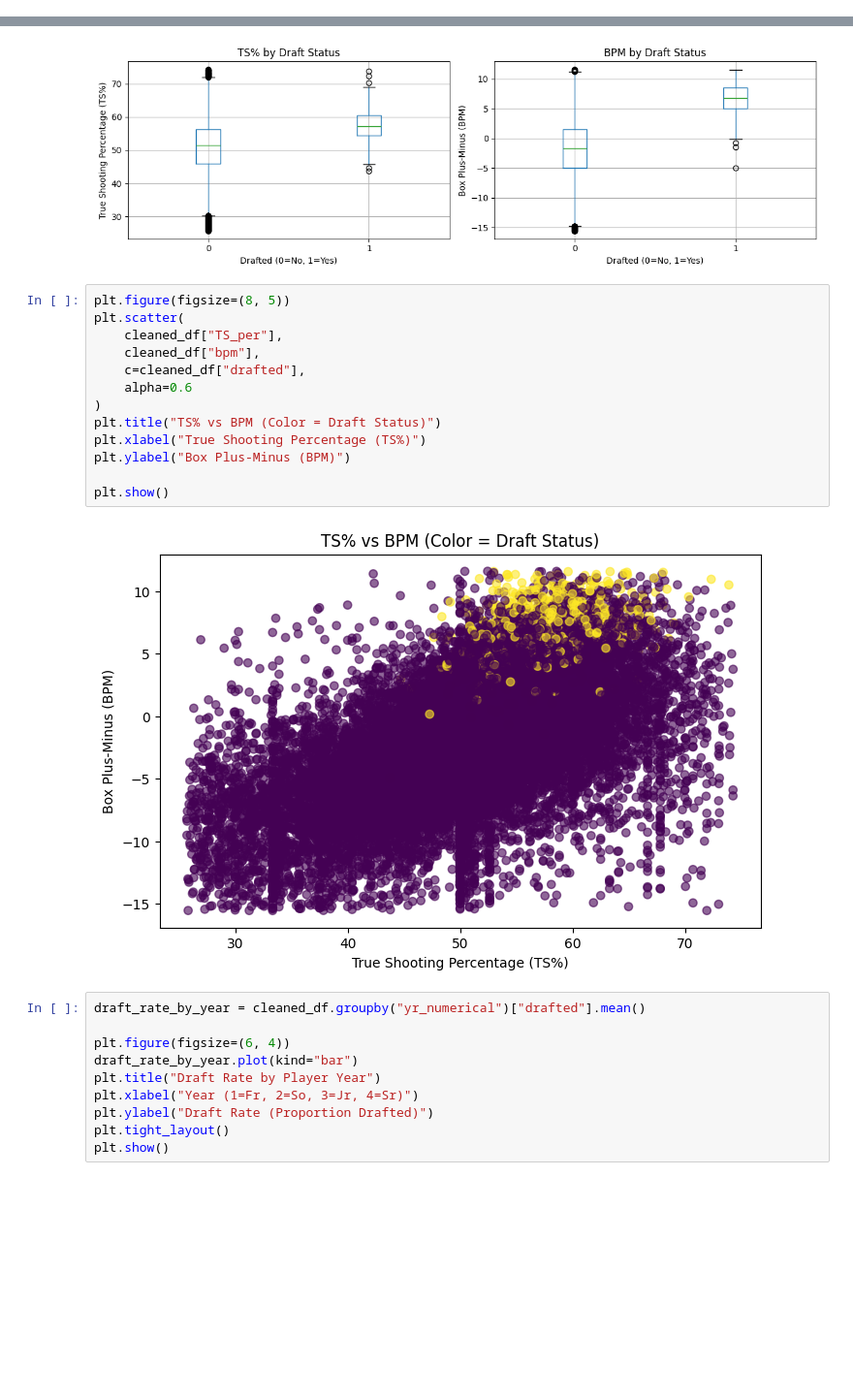
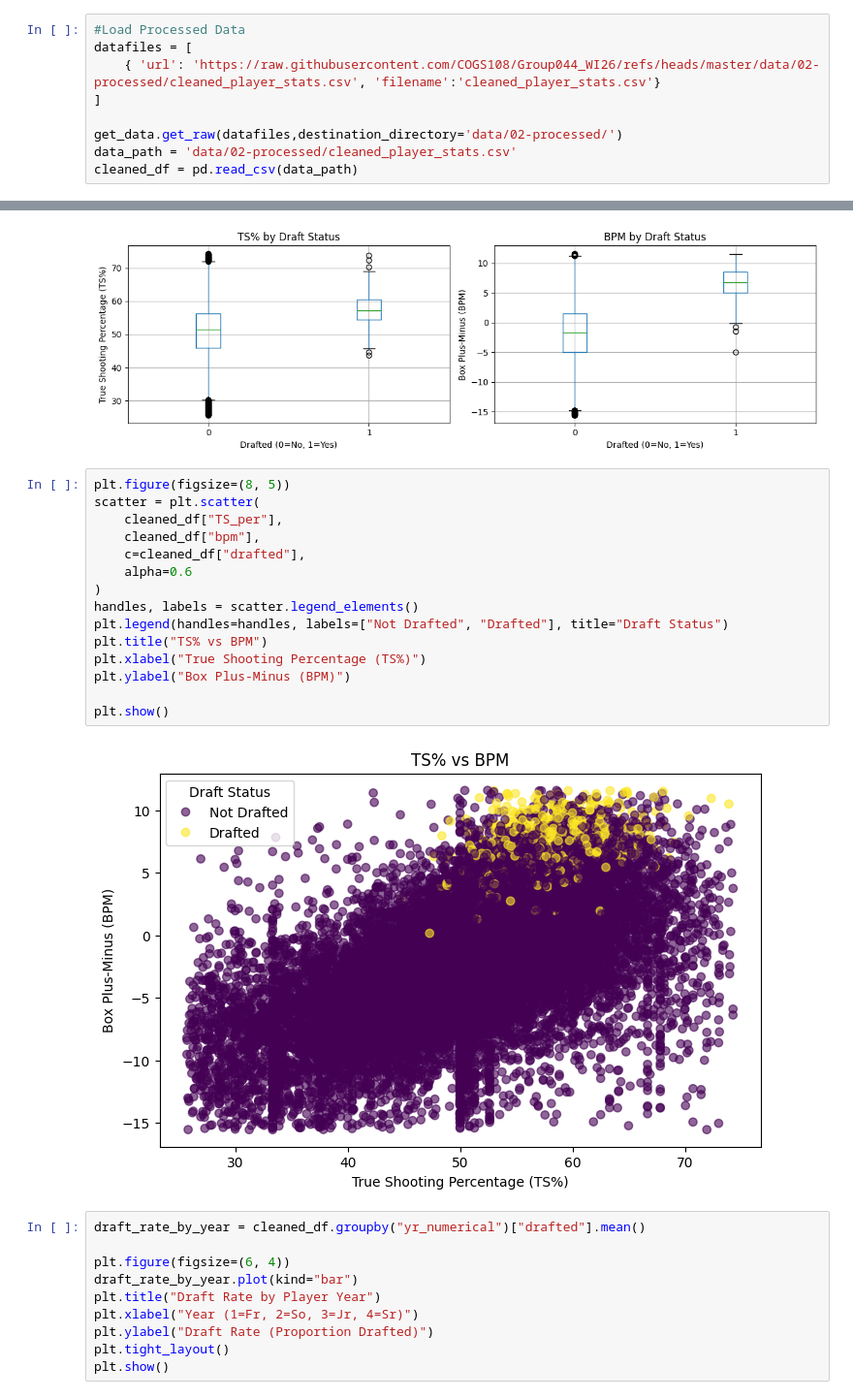
Before and after one commit to COGS108/Group044_WI26, a Jupyter notebook: 02-EDACheckpoint.ipynb, the cells around one changed output, grey strips where cells are left out. Shown at 97% size. Saved outputs shown, nothing was run; the diff lists cells and outputs as text; blank space fills up the shorter version.

```diff
--- a/02-EDACheckpoint.ipynb
+++ b/02-EDACheckpoint.ipynb
@@ -413,2 +403,11 @@ Please note that you should consider the use of python modules in your work.  An
 
 Some more words and stuff.  Remember notebooks work best if you interleave the code that generates a result with properly annotate figures and text that puts these results into context.
+# %%
+#Load Processed Data
+datafiles = [
+    { 'url': 'https://raw.githubusercontent.com/COGS108/Group044_WI26/refs/heads/master/data/02-processed/cleaned_player_stats.csv', 'filename':'cleaned_player_stats.csv'}
+]
+
+get_data.get_raw(datafiles,destination_directory='data/02-processed/')
+data_path = 'data/02-processed/cleaned_player_stats.csv'
+cleaned_df = pd.read_csv(data_path)
@@ -482,19 +480,21 @@ plt.show()
 [figure]
 # %%
 plt.figure(figsize=(8, 5))
-plt.scatter(
+scatter = plt.scatter(
     cleaned_df["TS_per"],
     cleaned_df["bpm"],
     c=cleaned_df["drafted"],
     alpha=0.6
 )
-plt.title("TS% vs BPM (Color = Draft Status)")
+handles, labels = scatter.legend_elements()
+plt.legend(handles=handles, labels=["Not Drafted", "Drafted"], title="Draft Status")
+plt.title("TS% vs BPM")
 plt.xlabel("True Shooting Percentage (TS%)")
 plt.ylabel("Box Plus-Minus (BPM)")
 
 plt.show()
 # %% [output]
-[figure, old version]
+[figure, new version]
 # %%
 draft_rate_by_year = cleaned_df.groupby("yr_numerical")["drafted"].mean()
 
```
Also changed, not shown: parts of 11 cells of this notebook.
